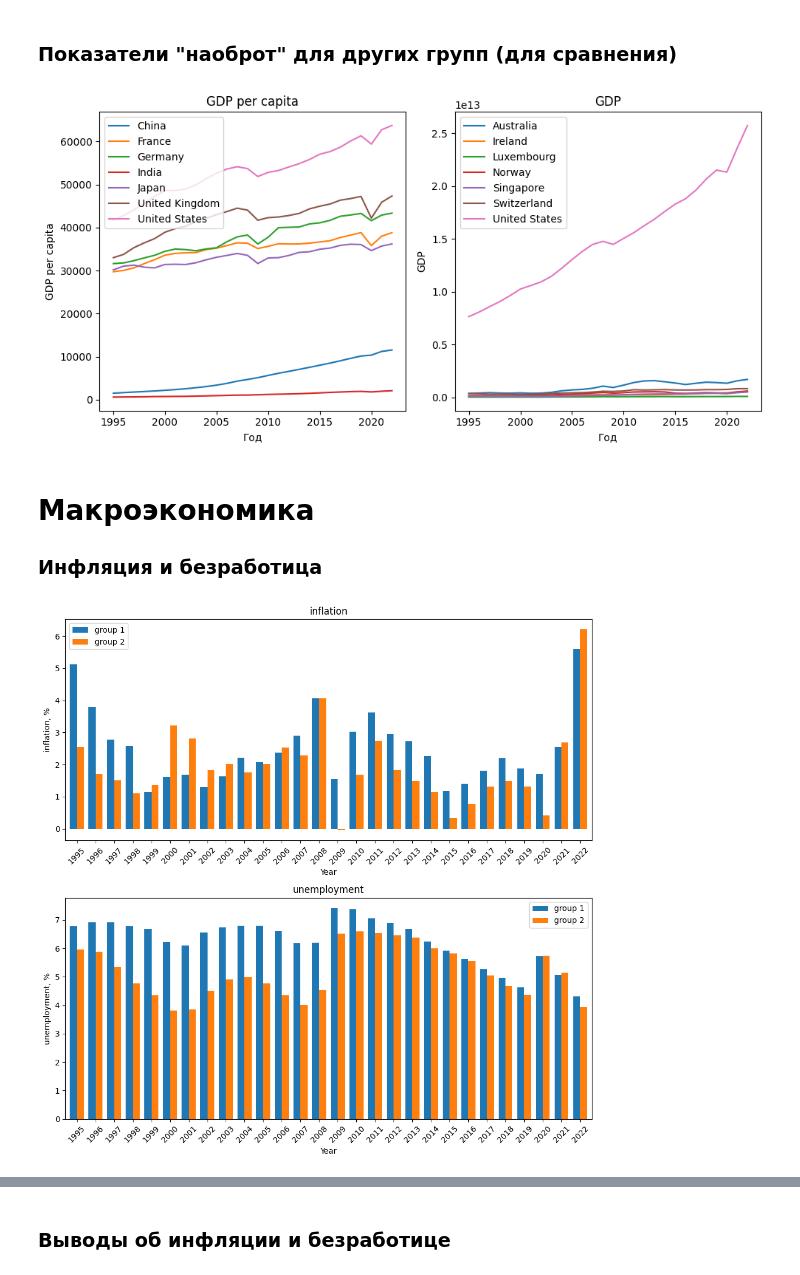
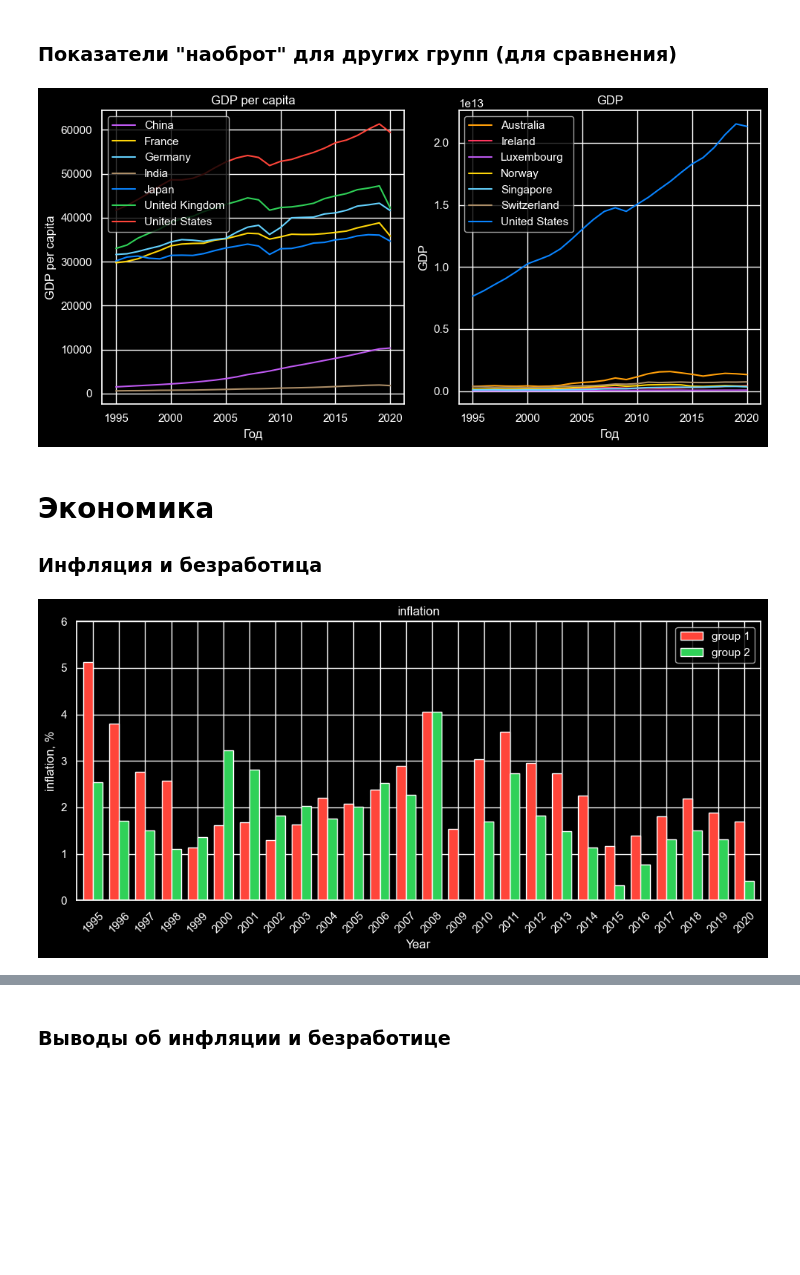
Before and after one commit to XTerris/economic_analysis, a Jupyter notebook: main.ipynb, the cells around one changed output, grey strips where cells are left out. Drawn from its saved outputs; the diff is of its cells as text; code cells hidden in the pictures; blank space fills up the shorter version.

```diff
--- a/main.ipynb
+++ b/main.ipynb
@@ -7,6 +7,15 @@ import pandas as pd
 import os.path
 import numpy as np
 import matplotlib.pyplot as plt
+import seaborn as sns
+
+# plots to png
+save_plots_to_file = True
+# plots style
+sns.set_style()
+sns.set_theme()
+plt.style.use("dark_background")
+
 
 # data have many ';' and ','
 csv_delimiter = "::"
@@ -444,7 +453,7 @@ cleared_df = raw_df[raw_df["country"].isin(include_regions)]
 N = 7
 # years to analyze (including edges)
 start_year = 1995
-end_year = 2022
+end_year = 2020
 
 # arrange by last available year
 top_absolute_GDP_countries = (
@@ -563,6 +587,7 @@ plt.show()
 plt.figure("GDP", figsize=(10, 5))
 
 attributes = ["GDP per capita", "GDP"]
+
 
 for i in range(2):
     axis = plt.subplot(1, 2, i + 1)
@@ -575,44 +600,47 @@ for i in range(2):
             xlabel="Год",
             ylabel=attributes[i],
             ax=axis,
-            # color=next(color_gen),
+            color=next(color_gen)
         )
 
 plt.tight_layout()
+if save_plots_to_file:
+    plt.savefig("pics/GDP 2.png", transparent=True)
 plt.show()
 # %% [output]
-[figure, old version]
+[figure, new version]
 # %% [markdown]
-# Макроэкономика
+# Экономика
 ### Инфляция и безработица
 # %%
-fig = plt.figure("Inflation and unemployment", figsize=(10, 10))
+fig = plt.figure("Inflation", figsize=(10, 5))
 
-attributes = ["inflation", "unemployment"]
-colors = [next(color_gen) for i in range(2)]
+attribute = "inflation"
 
 
-for i in range(2):
-    axis = plt.subplot(2, 1, i + 1)
-    plt.title(attributes[i])
+axis = plt.subplot()
+plt.title(attribute)
 
-    means = (
-        df.groupby(["date", "group"])
-        .aggregate({attributes[i]: "mean"})
-        .unstack(level=1)
-    )
-    axis = means.plot(
-        kind="bar",
-        ylabel=attributes[i] + ", %",
-        rot=45,
-        xlabel="Year",
-        ax=axis,
-        # color=colors,
-        width=0.74,
-    )
-    plt.legend(labels=["group 1", "group 2"])
+means = (
+    df.groupby(["date", "group"])
+    .aggregate({attribute: "mean"})
+    .unstack(level=1)
+)
+axis = means.plot(
+    kind="bar",
+    ylabel=attribute + ", %",
+    rot=45,
+    xlabel="Year",
+    ax=axis,
+    color=[my_colors['red'], my_colors['green']],
+    width=0.74,
+)
+axis.set_ylim(0, 6)
+plt.legend(labels=["group 1", "group 2"])
 
 plt.tight_layout()
+if save_plots_to_file:
+    plt.savefig("pics/inflation.png", transparent=True)
 plt.show()
 # %% [output]
-[figure, old version]
+[figure, new version]
```
Also changed, not shown: parts of 20 cells of this notebook, 11 other files.
